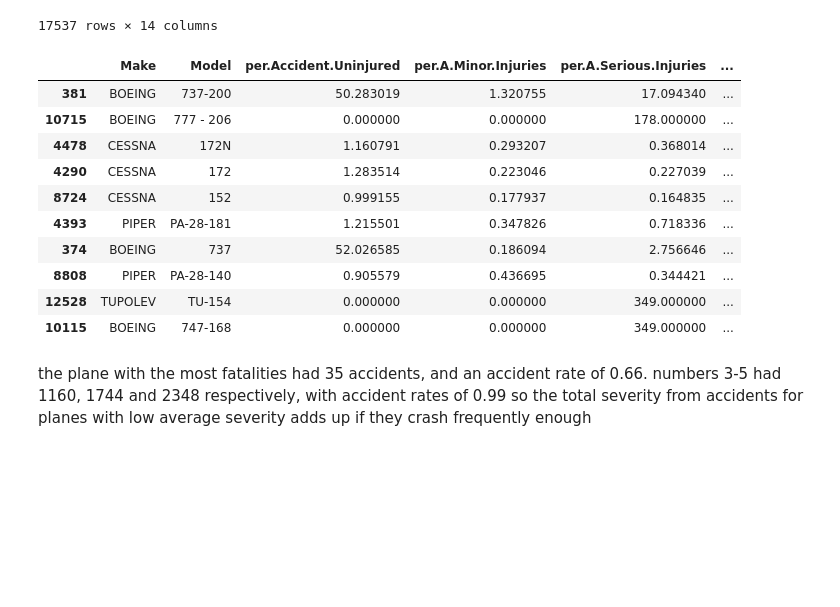
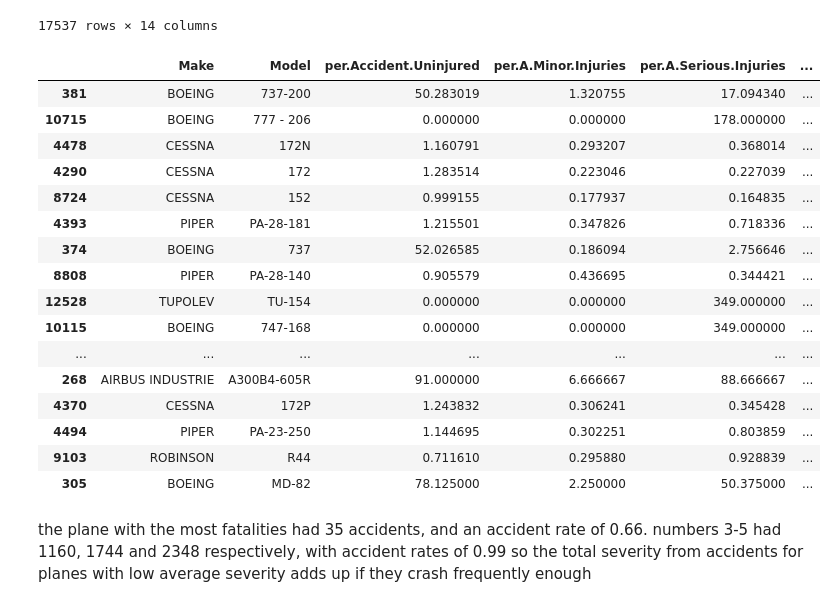
Before and after one commit to justmawi-dot/phaseONEproject, a Jupyter notebook: student.ipynb, the cells around one changed output. Cells and saved outputs as stored; diff of their text form; code cells hidden in the pictures; blank space fills up the shorter version.

```diff
--- a/student.ipynb
+++ b/student.ipynb
@@ -123,0 +150,2 @@ Name: Investigation.Type, Length: 71, dtype: int64
+# %%
+aviation_df['Weather.Condition'] = aviation_df['Weather.Condition'].str.upper()
@@ -367,16 +441,23 @@ merged_frame
 | 17536 | 107.5 FLYING CORPORATION | ONE DESIGN DR 107 | 0.0 | 0.0 | 1.0 | ... |
 17537 rows × 14 columns
 # %%
-merged_frame.sort_values('Total.Severity', ascending=False).head(10)
+severity_index_df = merged_frame.sort_values('Total.Severity', ascending=False).head(20)
+severity_index_df
 # %% [output]
 |  | Make | Model | per.Accident.Uninjured | per.A.Minor.Injuries | per.A.Serious.Injuries | ... |
 | 381 | BOEING | 737-200 | 50.283019 | 1.320755 | 17.094340 | ... |
 | 10715 | BOEING | 777 - 206 | 0.000000 | 0.000000 | 178.000000 | ... |
 | 4478 | CESSNA | 172N | 1.160791 | 0.293207 | 0.368014 | ... |
 | 4290 | CESSNA | 172 | 1.283514 | 0.223046 | 0.227039 | ... |
 | 8724 | CESSNA | 152 | 0.999155 | 0.177937 | 0.164835 | ... |
 | 4393 | PIPER | PA-28-181 | 1.215501 | 0.347826 | 0.718336 | ... |
 | 374 | BOEING | 737 | 52.026585 | 0.186094 | 2.756646 | ... |
 | 8808 | PIPER | PA-28-140 | 0.905579 | 0.436695 | 0.344421 | ... |
 | 12528 | TUPOLEV | TU-154 | 0.000000 | 0.000000 | 349.000000 | ... |
 | 10115 | BOEING | 747-168 | 0.000000 | 0.000000 | 349.000000 | ... |
+| ... | ... | ... | ... | ... | ... | ... |
+| 268 | AIRBUS INDUSTRIE | A300B4-605R | 91.000000 | 6.666667 | 88.666667 | ... |
+| 4370 | CESSNA | 172P | 1.243832 | 0.306241 | 0.345428 | ... |
+| 4494 | PIPER | PA-23-250 | 1.144695 | 0.302251 | 0.803859 | ... |
+| 9103 | ROBINSON | R44 | 0.711610 | 0.295880 | 0.928839 | ... |
+| 305 | BOEING | MD-82 | 78.125000 | 2.250000 | 50.375000 | ... |
```
Also changed, not shown: parts of 25 cells of this notebook.
